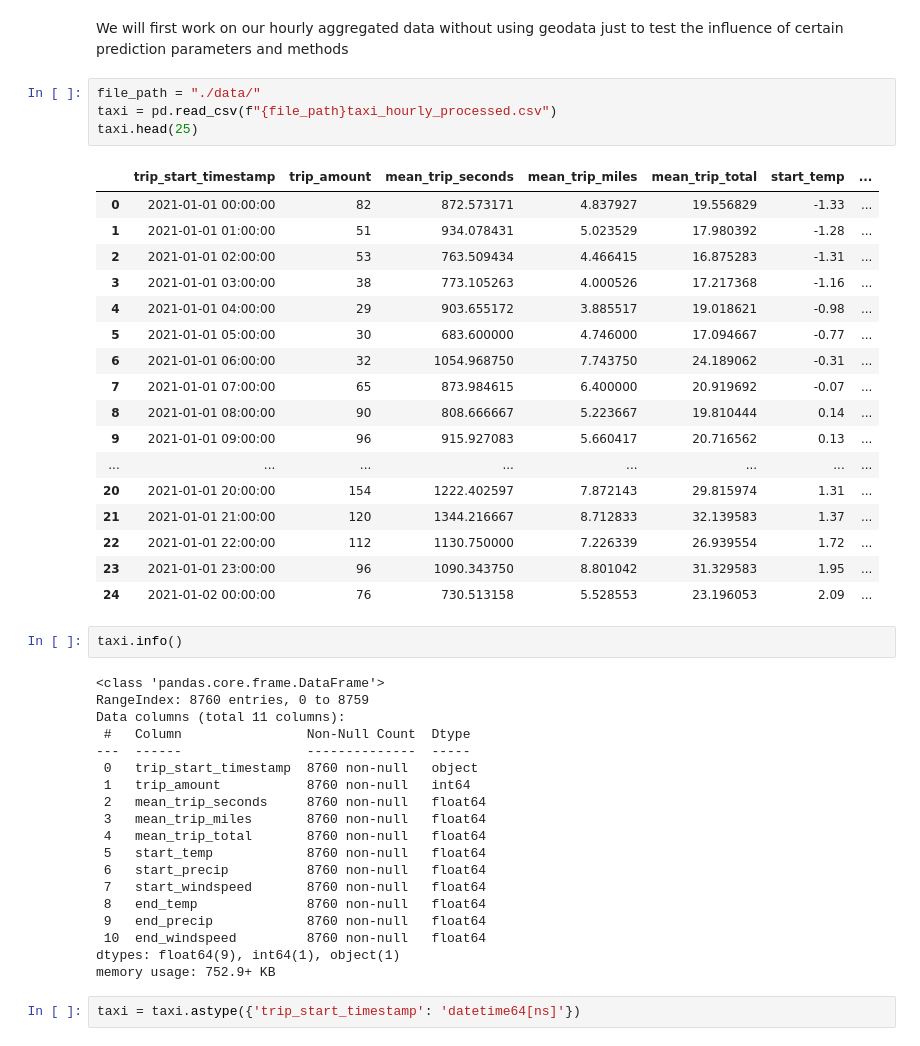
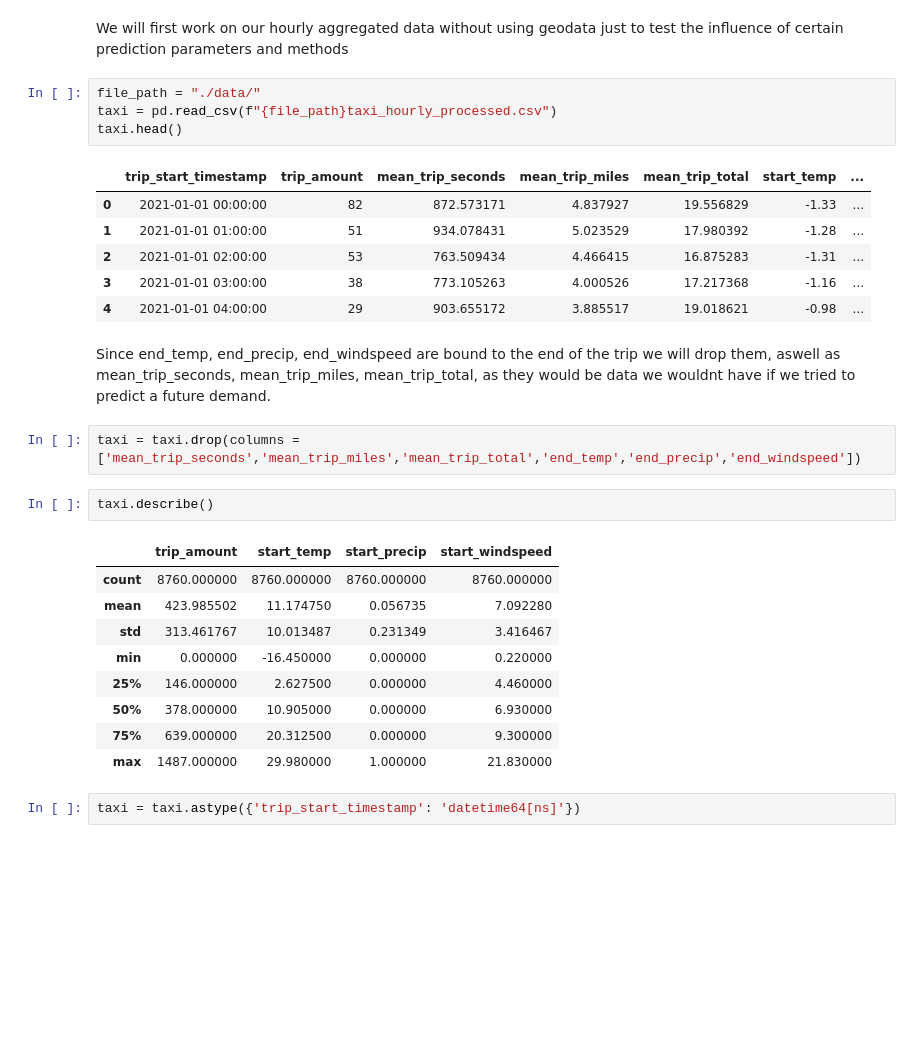
Before and after one commit to DominikH33/AAA-2023, a Jupyter notebook: X_Predictive_Analysis_Neural_Network.ipynb, the cells around one changed output. Cells and saved outputs as stored; diff of their text form; blank space fills up the shorter version.

```diff
--- a/X_Predictive_Analysis_Neural_Network.ipynb
+++ b/X_Predictive_Analysis_Neural_Network.ipynb
@@ -15,46 +30,30 @@ We will first work on our hourly aggregated data without using geodata just to t
 # %%
 file_path = "./data/"
 taxi = pd.read_csv(f"{file_path}taxi_hourly_processed.csv")
-taxi.head(25)
+taxi.head()
 # %% [output]
 |  | trip_start_timestamp | trip_amount | mean_trip_seconds | mean_trip_miles | mean_trip_total | start_temp | ... |
 | 0 | 2021-01-01 00:00:00 | 82 | 872.573171 | 4.837927 | 19.556829 | -1.33 | ... |
 | 1 | 2021-01-01 01:00:00 | 51 | 934.078431 | 5.023529 | 17.980392 | -1.28 | ... |
 | 2 | 2021-01-01 02:00:00 | 53 | 763.509434 | 4.466415 | 16.875283 | -1.31 | ... |
 | 3 | 2021-01-01 03:00:00 | 38 | 773.105263 | 4.000526 | 17.217368 | -1.16 | ... |
 | 4 | 2021-01-01 04:00:00 | 29 | 903.655172 | 3.885517 | 19.018621 | -0.98 | ... |
-| 5 | 2021-01-01 05:00:00 | 30 | 683.600000 | 4.746000 | 17.094667 | -0.77 | ... |
-| 6 | 2021-01-01 06:00:00 | 32 | 1054.968750 | 7.743750 | 24.189062 | -0.31 | ... |
-| 7 | 2021-01-01 07:00:00 | 65 | 873.984615 | 6.400000 | 20.919692 | -0.07 | ... |
-| 8 | 2021-01-01 08:00:00 | 90 | 808.666667 | 5.223667 | 19.810444 | 0.14 | ... |
-| 9 | 2021-01-01 09:00:00 | 96 | 915.927083 | 5.660417 | 20.716562 | 0.13 | ... |
-| ... | ... | ... | ... | ... | ... | ... | ... |
-| 20 | 2021-01-01 20:00:00 | 154 | 1222.402597 | 7.872143 | 29.815974 | 1.31 | ... |
-| 21 | 2021-01-01 21:00:00 | 120 | 1344.216667 | 8.712833 | 32.139583 | 1.37 | ... |
-| 22 | 2021-01-01 22:00:00 | 112 | 1130.750000 | 7.226339 | 26.939554 | 1.72 | ... |
-| 23 | 2021-01-01 23:00:00 | 96 | 1090.343750 | 8.801042 | 31.329583 | 1.95 | ... |
-| 24 | 2021-01-02 00:00:00 | 76 | 730.513158 | 5.528553 | 23.196053 | 2.09 | ... |
+# %% [markdown]
+Since end_temp, end_precip, end_windspeed are bound to the end of the trip we will drop them, aswell as mean_trip_seconds, mean_trip_miles, mean_trip_total, as they would be data we wouldnt have if we tried to predict a future demand.
+# %%
+taxi = taxi.drop(columns = ['mean_trip_seconds','mean_trip_miles','mean_trip_total','end_temp','end_precip','end_windspeed'])
 # %%
-taxi.info()
+taxi.describe()
 # %% [output]
-<class 'pandas.core.frame.DataFrame'>
-RangeIndex: 8760 entries, 0 to 8759
-Data columns (total 11 columns):
- #   Column                Non-Null Count  Dtype
----  ------                --------------  -----
- 0   trip_start_timestamp  8760 non-null   object
- 1   trip_amount           8760 non-null   int64
- 2   mean_trip_seconds     8760 non-null   float64
- 3   mean_trip_miles       8760 non-null   float64
- 4   mean_trip_total       8760 non-null   float64
- 5   start_temp            8760 non-null   float64
- 6   start_precip          8760 non-null   float64
- 7   start_windspeed       8760 non-null   float64
- 8   end_temp              8760 non-null   float64
- 9   end_precip            8760 non-null   float64
- 10  end_windspeed         8760 non-null   float64
-dtypes: float64(9), int64(1), object(1)
-memory usage: 752.9+ KB
+|  | trip_amount | start_temp | start_precip | start_windspeed |
+| count | 8760.000000 | 8760.000000 | 8760.000000 | 8760.000000 |
+| mean | 423.985502 | 11.174750 | 0.056735 | 7.092280 |
+| std | 313.461767 | 10.013487 | 0.231349 | 3.416467 |
+| min | 0.000000 | -16.450000 | 0.000000 | 0.220000 |
+| 25% | 146.000000 | 2.627500 | 0.000000 | 4.460000 |
+| 50% | 378.000000 | 10.905000 | 0.000000 | 6.930000 |
+| 75% | 639.000000 | 20.312500 | 0.000000 | 9.300000 |
+| max | 1487.000000 | 29.980000 | 1.000000 | 21.830000 |
 # %%
 taxi = taxi.astype({'trip_start_timestamp': 'datetime64[ns]'})
 # %% [markdown]
```
Also changed, not shown: parts of 68 cells of this notebook.
